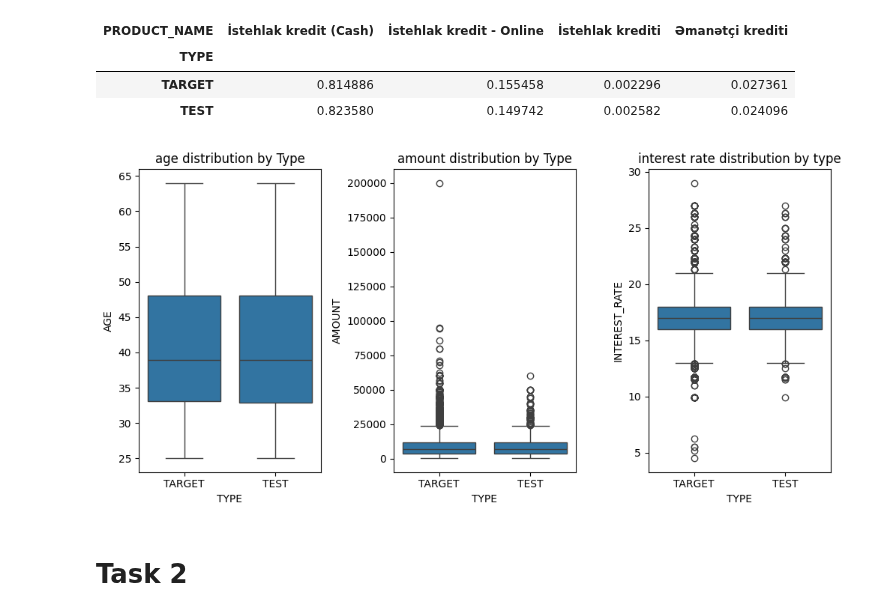
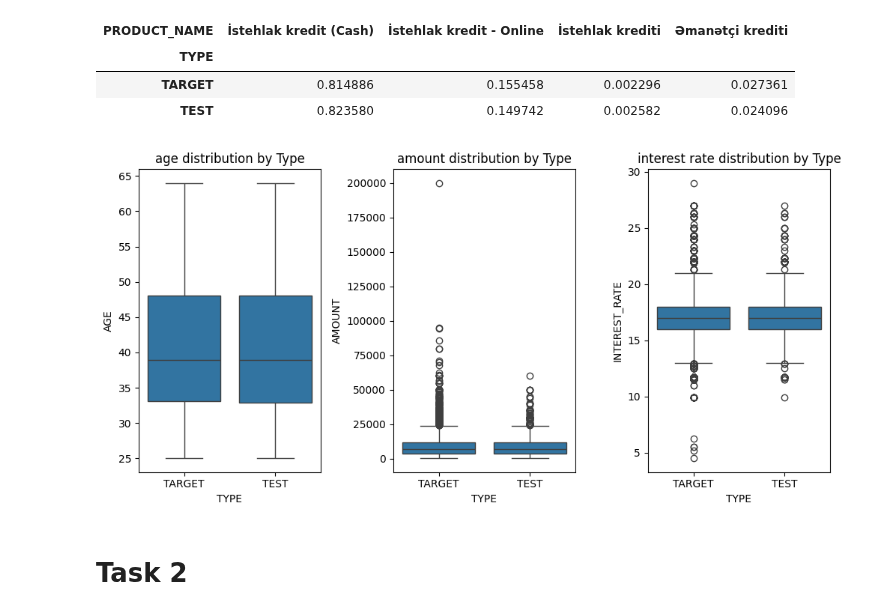
Before and after one commit to Ismat-Samadov/yelo_DataAnalyst, a Jupyter notebook: Data Analyst Technical Assignment.ipynb, the cells around one changed output. Drawn from its saved outputs; the diff is of its cells as text; code cells hidden in the pictures.

```diff
--- a/Data Analyst Technical Assignment.ipynb
+++ b/Data Analyst Technical Assignment.ipynb
@@ -614,25 +628,25 @@ pd.crosstab(final_df['TYPE'], final_df['PRODUCT_NAME'], normalize='index')
 # %%
 plt.figure(figsize=(10, 5))
 
 # age
 plt.subplot(1, 3, 1)
 sns.boxplot(data=final_df, x='TYPE', y='AGE')
 plt.title('age distribution by Type')
 
 # amount
 plt.subplot(1, 3, 2)
 sns.boxplot(data=final_df, x='TYPE', y='AMOUNT')
 plt.title('amount distribution by Type')
 
 # interest rate
 plt.subplot(1, 3, 3)
 sns.boxplot(data=final_df, x='TYPE', y='INTEREST_RATE')
-plt.title('interest rate distribution by type')
+plt.title('interest rate distribution by Type')
 
 plt.tight_layout()
 plt.show()
 # %% [output]
-[figure, old version]
+[figure, new version]
 # %% [markdown]
 # Task 2
 # %%
```
Also changed, not shown: parts of 13 cells of this notebook.
